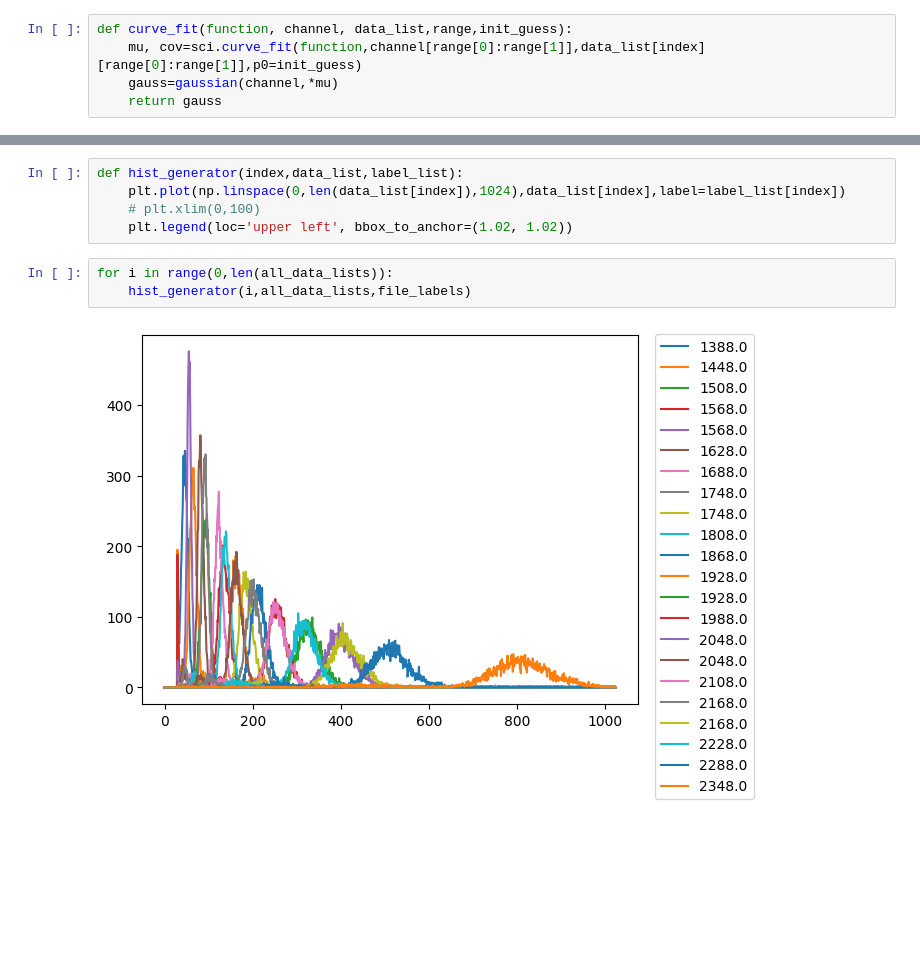
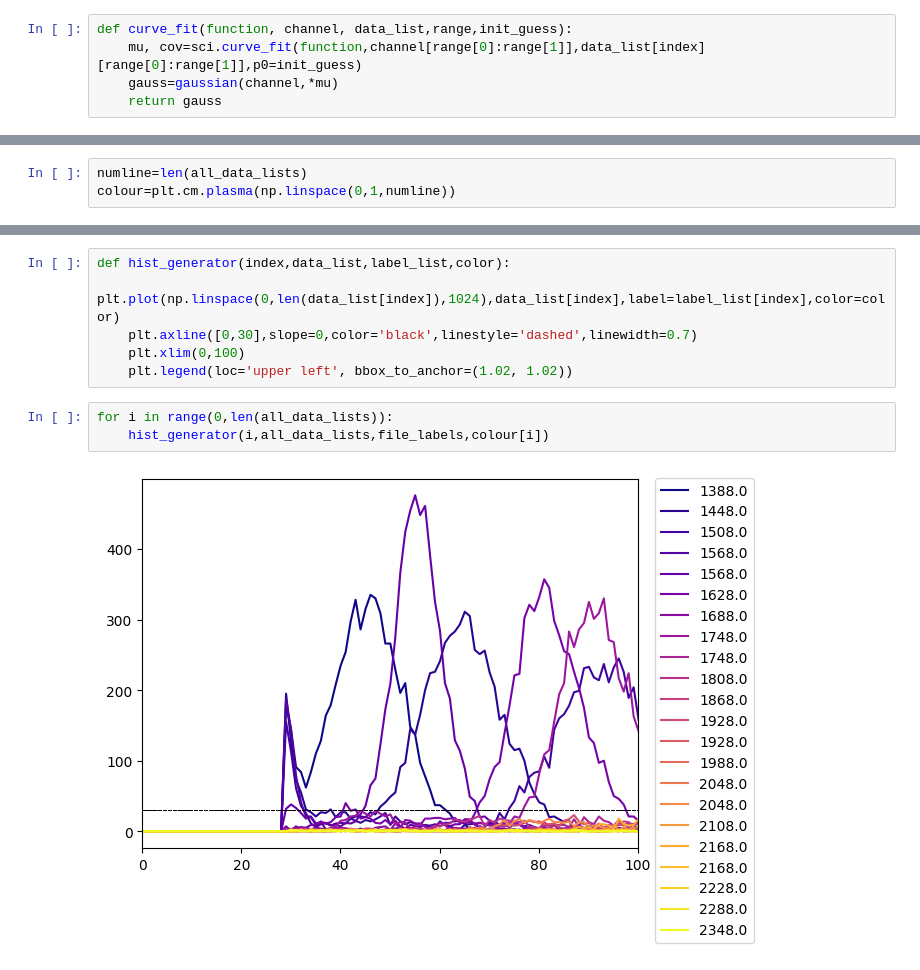
Before and after one commit to Shounak2512/Proportional-counter, a Jupyter notebook: Energy_Fe55.ipynb, the cells around one changed output, grey strips where cells are left out. Drawn from its saved outputs; the diff is of its cells as text; blank space fills up the shorter version.

```diff
--- a/Energy_Fe55.ipynb
+++ b/Energy_Fe55.ipynb
@@ -94,0 +112,3 @@ fit_gaussian=curve_fit(gaussian,channel_no,all_data_lists,range_list,init_guess)
+# %%
+numline=len(all_data_lists)
+colour=plt.cm.plasma(np.linspace(0,1,numline))
@@ -95,10 +123,11 @@ fit_gaussian=curve_fit(gaussian,channel_no,all_data_lists,range_list,init_guess)
 # %%
-def hist_generator(index,data_list,label_list):
-    plt.plot(np.linspace(0,len(data_list[index]),1024),data_list[index],label=label_list[index])
-    # plt.xlim(0,100)
+def hist_generator(index,data_list,label_list,color):
+    plt.plot(np.linspace(0,len(data_list[index]),1024),data_list[index],label=label_list[index],color=color)
+    plt.axline([0,30],slope=0,color='black',linestyle='dashed',linewidth=0.7)
+    plt.xlim(0,100)
     plt.legend(loc='upper left', bbox_to_anchor=(1.02, 1.02))
 # %%
 for i in range(0,len(all_data_lists)):
-    hist_generator(i,all_data_lists,file_labels)
+    hist_generator(i,all_data_lists,file_labels,colour[i])
 # %% [output]
-[figure, old version]
+[figure, new version]
```
Also changed, not shown: parts of 7 cells of this notebook, 2 other files.
